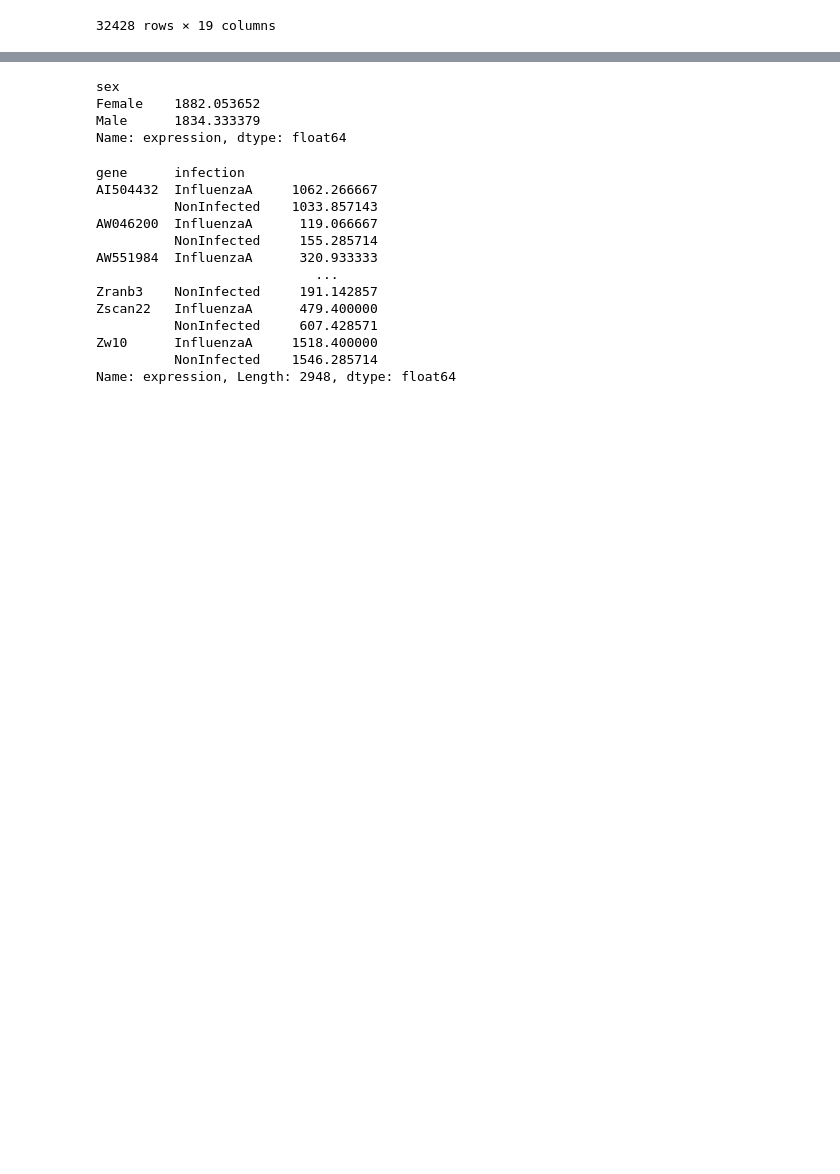
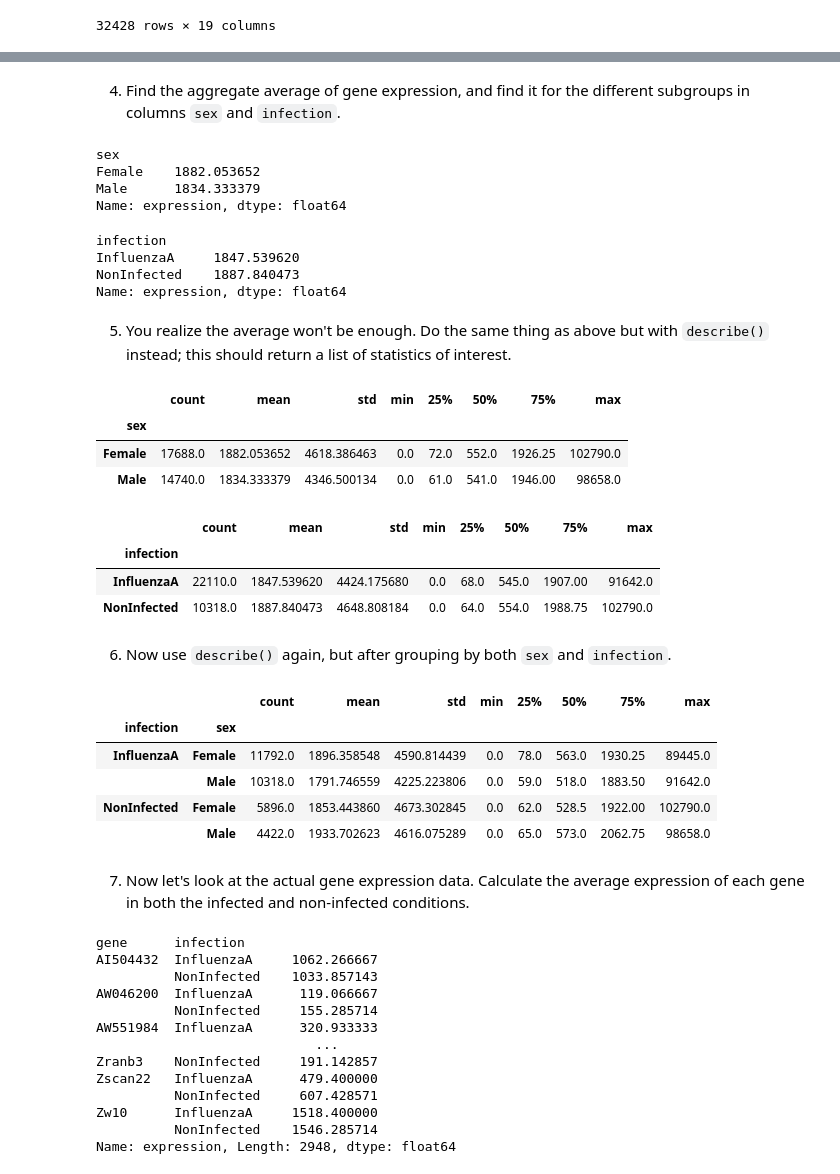
Before and after one commit to RalphEST/HMS-Systems-Immunology-Fall-2026, a Jupyter notebook: session_2/python_bootcamp_2.ipynb, the cells around one changed output, grey strips where cells are left out. Drawn from its saved outputs; the diff is of its cells as text; code cells hidden in the pictures; blank space fills up the shorter version.

```diff
--- a/session2/python_bootcamp_2.ipynb
+++ b/session_2/python_bootcamp_2.ipynb
@@ -2009,3 +2073,5 @@ Name: count, dtype: int64
+# %% [markdown]
+4. Find the aggregate average of gene expression, and find it for the different subgroups in columns `sex` and `infection`.
 # %%
 rna.groupby('sex')['expression'].mean()
 # %% [output]
@@ -2013,6 +2079,42 @@ sex
 Female    1882.053652
 Male      1834.333379
 Name: expression, dtype: float64
+# %%
+rna.groupby('infection')['expression'].mean()
+# %% [output]
+infection
+InfluenzaA     1847.539620
+NonInfected    1887.840473
+Name: expression, dtype: float64
+# %% [markdown]
+5. You realize the average won't be enough. Do the same thing as above but with `describe()` instead; this should return a list of statistics of interest.
+# %%
+rna.groupby('sex')['expression'].describe()
+# %% [output]
+|  | count | mean | std | min | 25% | 50% | 75% | max |
+| sex |  |  |  |  |  |  |  |  |
+| Female | 17688.0 | 1882.053652 | 4618.386463 | 0.0 | 72.0 | 552.0 | 1926.25 | 102790.0 |
+| Male | 14740.0 | 1834.333379 | 4346.500134 | 0.0 | 61.0 | 541.0 | 1946.00 | 98658.0 |
+# %%
+rna.groupby('infection')['expression'].describe()
+# %% [output]
+|  | count | mean | std | min | 25% | 50% | 75% | max |
+| infection |  |  |  |  |  |  |  |  |
+| InfluenzaA | 22110.0 | 1847.539620 | 4424.175680 | 0.0 | 68.0 | 545.0 | 1907.00 | 91642.0 |
+| NonInfected | 10318.0 | 1887.840473 | 4648.808184 | 0.0 | 64.0 | 554.0 | 1988.75 | 102790.0 |
+# %% [markdown]
+6. Now use `describe()` again, but after grouping by both `sex` and `infection`.
+# %%
+rna.groupby(['infection', 'sex'])['expression'].describe()
+# %% [output]
+|  |  | count | mean | std | min | 25% | 50% | 75% | max |
+| infection | sex |  |  |  |  |  |  |  |  |
+| InfluenzaA | Female | 11792.0 | 1896.358548 | 4590.814439 | 0.0 | 78.0 | 563.0 | 1930.25 | 89445.0 |
+|  | Male | 10318.0 | 1791.746559 | 4225.223806 | 0.0 | 59.0 | 518.0 | 1883.50 | 91642.0 |
+| NonInfected | Female | 5896.0 | 1853.443860 | 4673.302845 | 0.0 | 62.0 | 528.5 | 1922.00 | 102790.0 |
+|  | Male | 4422.0 | 1933.702623 | 4616.075289 | 0.0 | 65.0 | 573.0 | 2062.75 | 98658.0 |
+# %% [markdown]
+7. Now let's look at the actual gene expression data. Calculate the average expression of each gene in both the infected and non-infected conditions.
 # %%
 diff = rna.groupby(['gene', 'infection'])['expression'].mean()
 diff
```
Also changed, not shown: parts of 45 cells of this notebook, 24 other files.
